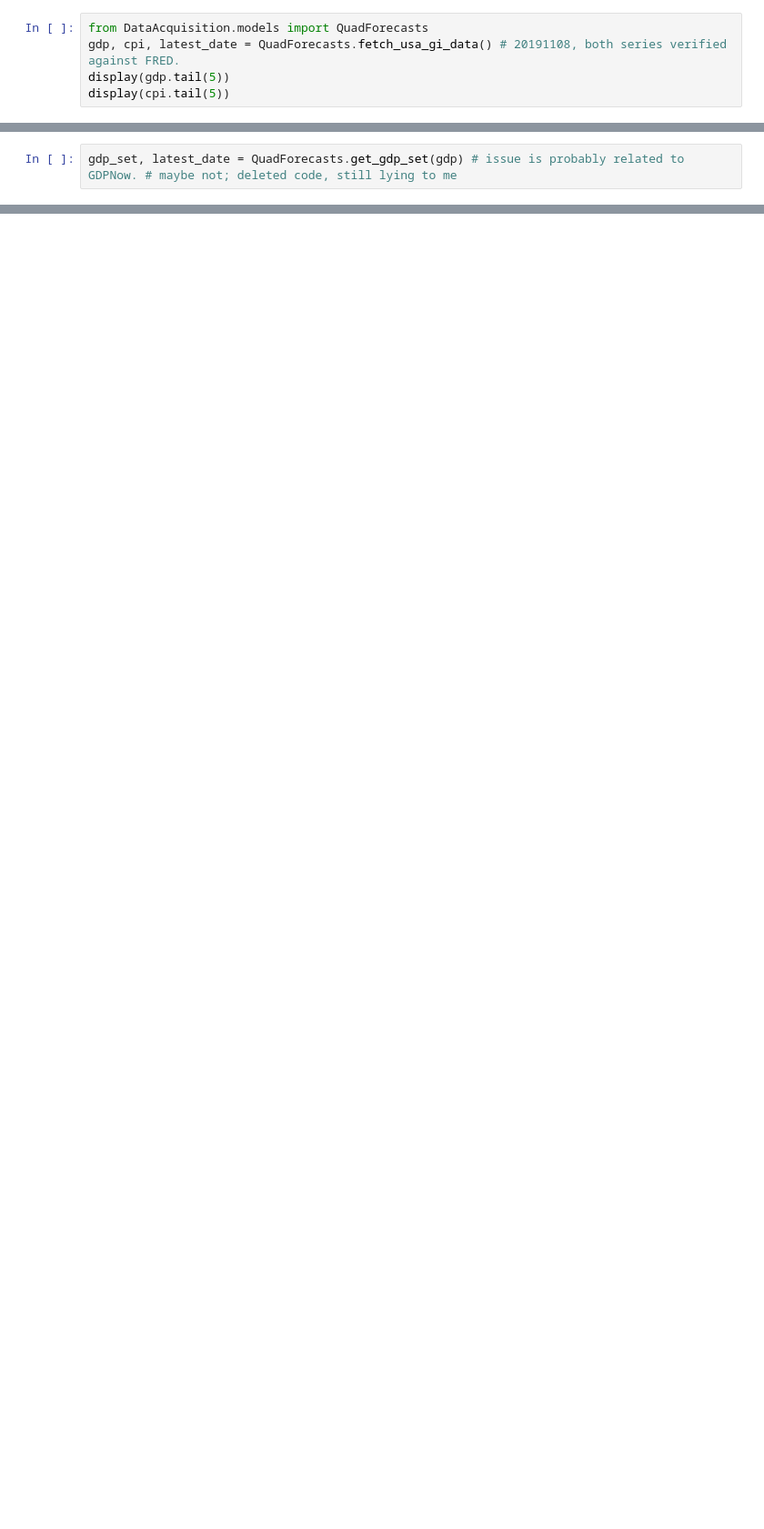
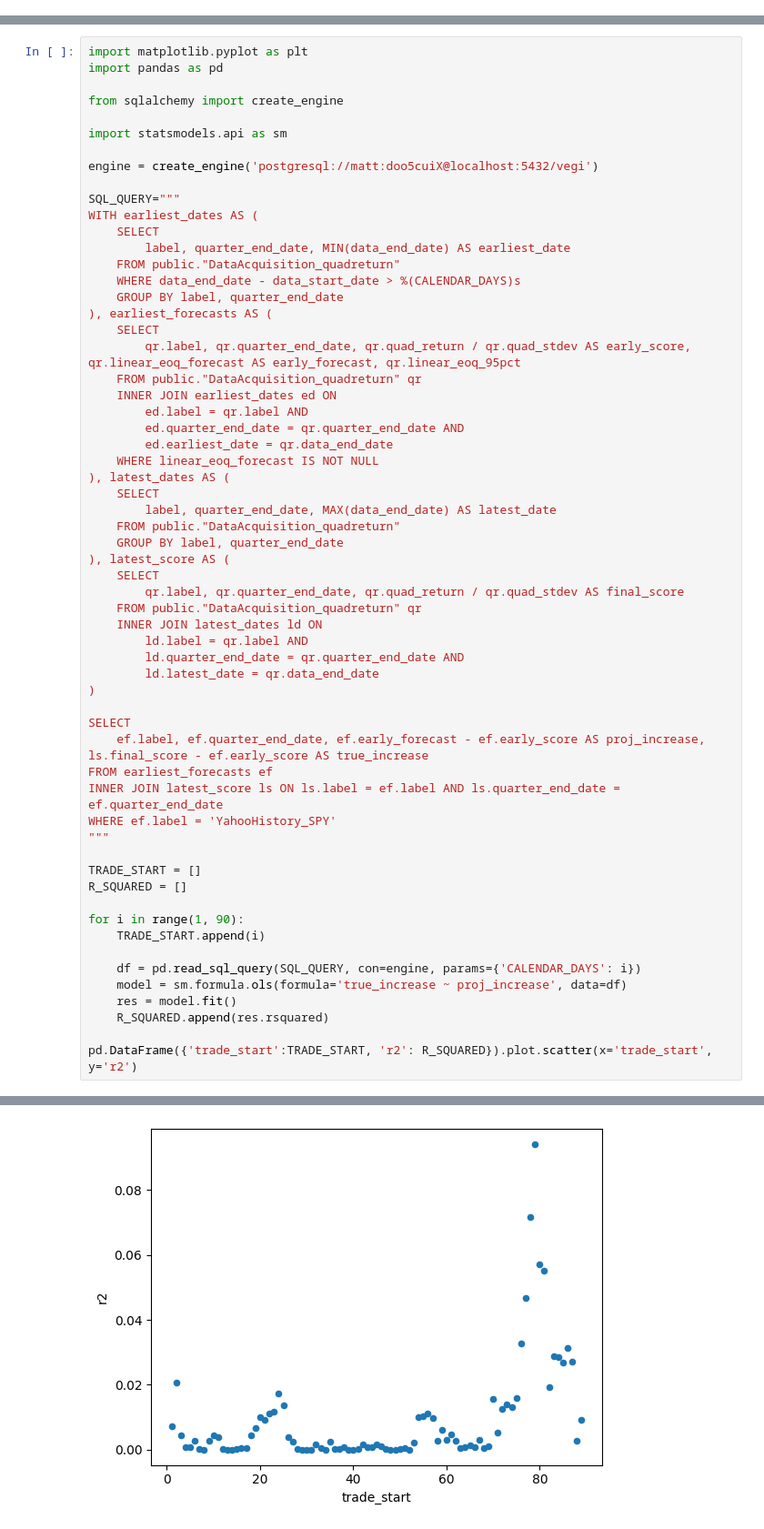
Before and after one commit to isosphere/VolAdjGIPDashboard, a Jupyter notebook: voladjportfolio_testing.ipynb, the cells around one changed output, grey strips where cells are left out. Shown at 91% size. Cells and saved outputs as stored; diff of their text form; blank space fills up the shorter version.

```diff
--- a/voladjportfolio_testing.ipynb
+++ b/voladjportfolio_testing.ipynb
@@ -16,5 +12,0 @@ ModuleNotFoundError: No module named 'VolAdjGIPDashboard.settings'
-# %%
-from DataAcquisition.models import QuadForecasts
-gdp, cpi, latest_date = QuadForecasts.fetch_usa_gi_data() # 20191108, both series verified against FRED.
-display(gdp.tail(5))
-display(cpi.tail(5))
@@ -35,2 +12,0 @@ dtype: float64
-# %%
-gdp_set, latest_date = QuadForecasts.get_gdp_set(gdp) # issue is probably related to GDPNow. # maybe not; deleted code, still lying to me
@@ -235,0 +154,61 @@ performance ratio: 0.06793101151618193
+# %%
+import matplotlib.pyplot as plt
+import pandas as pd
+
+from sqlalchemy import create_engine
+
+import statsmodels.api as sm
+
+engine = create_engine('postgresql://matt:doo5cuiX@localhost:5432/vegi')
+
+SQL_QUERY="""
+WITH earliest_dates AS (
+	SELECT
+		label, quarter_end_date, MIN(data_end_date) AS earliest_date
+	FROM public."DataAcquisition_quadreturn"
+	WHERE data_end_date - data_start_date > %(CALENDAR_DAYS)s
+	GROUP BY label, quarter_end_date
+), earliest_forecasts AS (
+	SELECT
+		qr.label, qr.quarter_end_date, qr.quad_return / qr.quad_stdev AS early_score, qr.linear_eoq_forecast AS early_forecast, qr.linear_eoq_95pct
+	FROM public."DataAcquisition_quadreturn" qr
+	INNER JOIN earliest_dates ed ON
+		ed.label = qr.label AND
+		ed.quarter_end_date = qr.quarter_end_date AND
+		ed.earliest_date = qr.data_end_date
+	WHERE linear_eoq_forecast IS NOT NULL
+), latest_dates AS (
+	SELECT
+		label, quarter_end_date, MAX(data_end_date) AS latest_date
+	FROM public."DataAcquisition_quadreturn"
+	GROUP BY label, quarter_end_date
+), latest_score AS (
+	SELECT
+		qr.label, qr.quarter_end_date, qr.quad_return / qr.quad_stdev AS final_score
+	FROM public."DataAcquisition_quadreturn" qr
+	INNER JOIN latest_dates ld ON
+		ld.label = qr.label AND
+		ld.quarter_end_date = qr.quarter_end_date AND
+		ld.latest_date = qr.data_end_date
+)
+
+SELECT
+	ef.label, ef.quarter_end_date, ef.early_forecast - ef.early_score AS proj_increase, ls.final_score - ef.early_score AS true_increase
+FROM earliest_forecasts ef
+INNER JOIN latest_score ls ON ls.label = ef.label AND ls.quarter_end_date = ef.quarter_end_date
+WHERE ef.label = 'YahooHistory_SPY'
+"""
+
+TRADE_START = []
+R_SQUARED = []
+
+for i in range(1, 90):
+	TRADE_START.append(i)
+
+	df = pd.read_sql_query(SQL_QUERY, con=engine, params={'CALENDAR_DAYS': i})
+	model = sm.formula.ols(formula='true_increase ~ proj_increase', data=df)
+	res = model.fit()
+	R_SQUARED.append(res.rsquared)
+
+pd.DataFrame({'trade_start':TRADE_START, 'r2': R_SQUARED}).plot.scatter(x='trade_start', y='r2')
+# %% [output]
@@ -235,0 +216 @@ performance ratio: 0.06793101151618193
+[figure, added]
```
Also changed, not shown: parts of 17 cells of this notebook, 3 other files.
